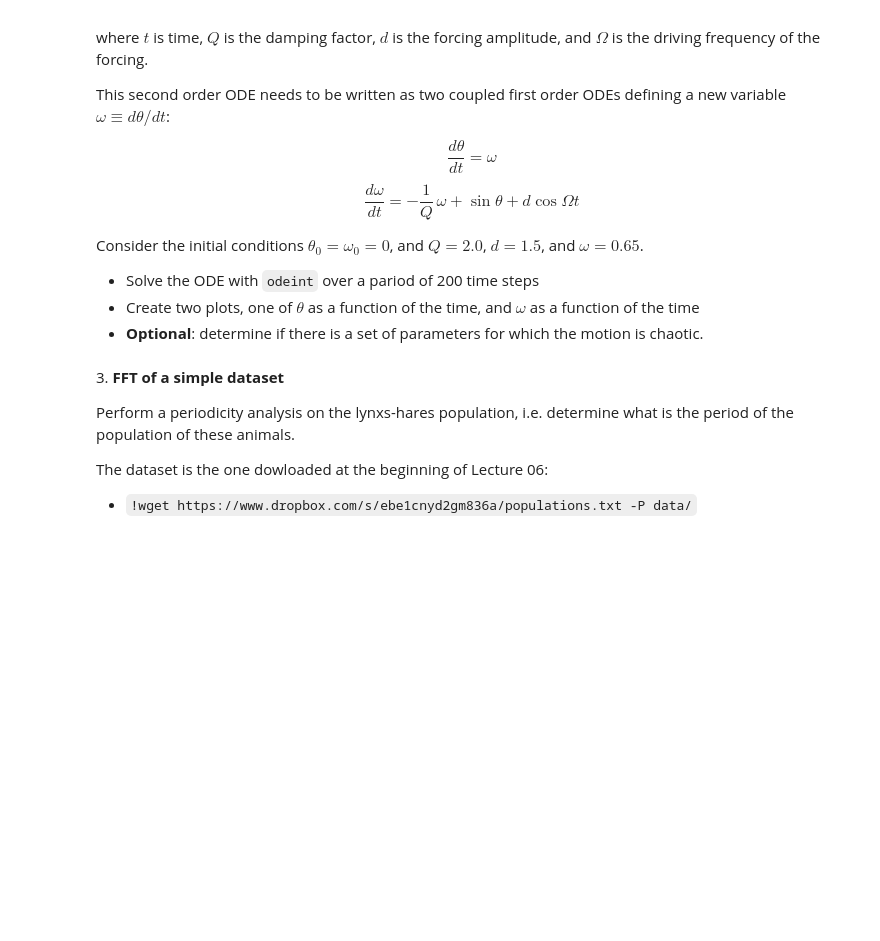
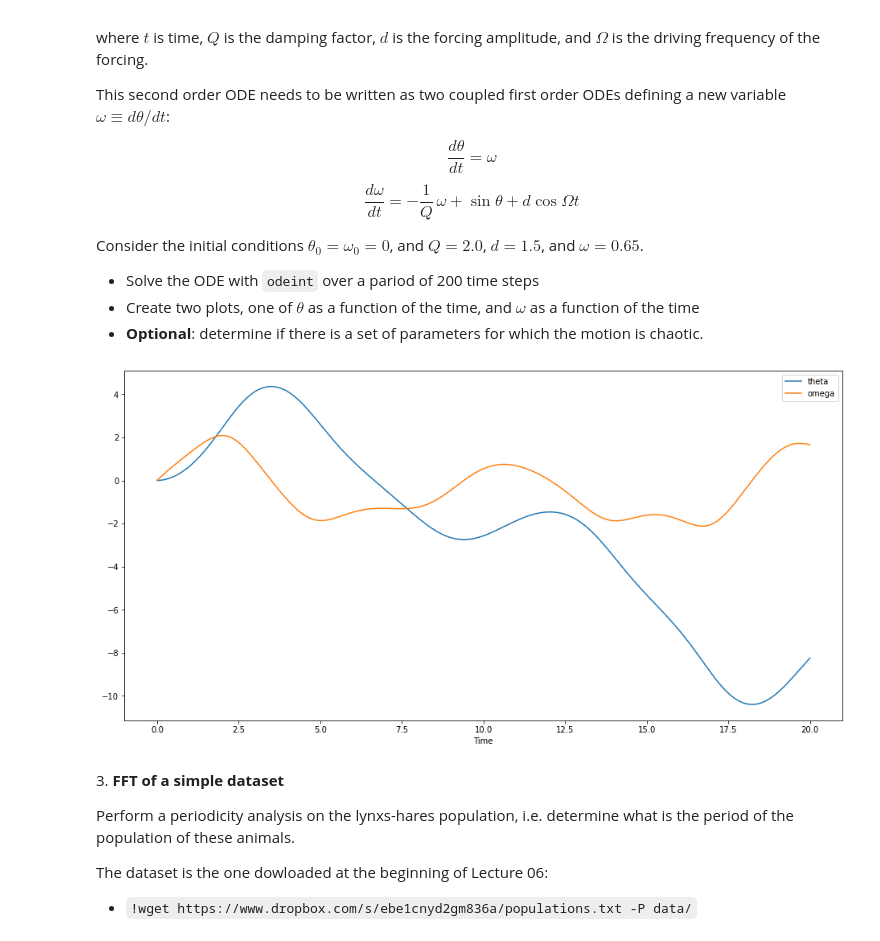
Before and after one commit to oemercemtabar/ScientificComputingWithPython2022, a Jupyter notebook: HW9_ÖmerCemTabar.ipynb, the cells around one changed output. Saved outputs shown, nothing was run; the diff lists cells and outputs as text; code cells hidden in the pictures; blank space fills up the shorter version.

```diff
--- a/HW9_ÖmerCemTabar.ipynb
+++ b/HW9_ÖmerCemTabar.ipynb
@@ -105,3 +110,36 @@ forcingAmplitude =
+# %%
+from scipy.integrate import odeint
+#Lets define the given attributes
+X = (0,0)
+Q = 2.0
+d = 1.5
+omega = 0.65
+
+#Since the question asks for the 200 time steps
+#Lets define the time with reqiured time steps
+
+timeSteps = np.linspace(0,20,200)
+
+#Definition of the derivative
+def derivative(X,time,Q,d,omega):
+    return (X[1], -1/Q*X[1] + np.sin(X[0]) + (d*np.cos(omega*time)))
+#Solving the ODE with ODE int
+X = odeint(derivative,X,timeSteps, args=(Q,d,omega))
+
+#Creation of the plots
+fig, ax = plt.subplots(figsize=(16, 8))
+plt.plot(timeSteps, X[:,0], label="theta")
+plt.plot(timeSteps, X[:,1], label="omega")
+plt.xlabel("Time")
+plt.legend()
+plt.show()
+
+#Change in the upperbound of the time will change the visualization of the plot
+#Best visualizations are obtained in the upperbound is 10,20,30 and 40
+#For simplicity, 20 is chosen as upperbound
+#For larger upperbound for time, visualization is messy
+# %% [output]
+[figure, added]
 # %% [markdown]
 3\. **FFT of a simple dataset**
 
```
Also changed, not shown: parts of 7 cells of this notebook.
